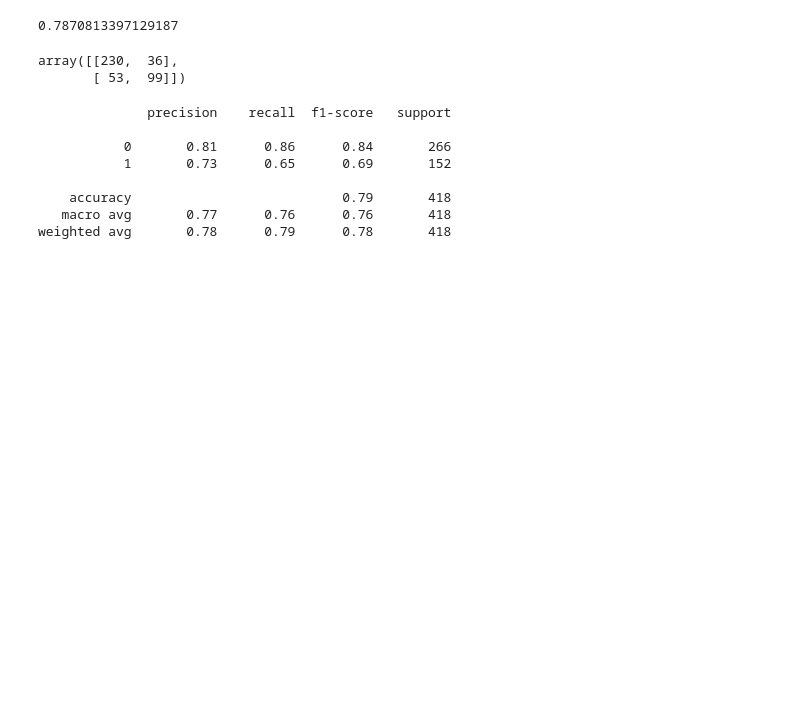
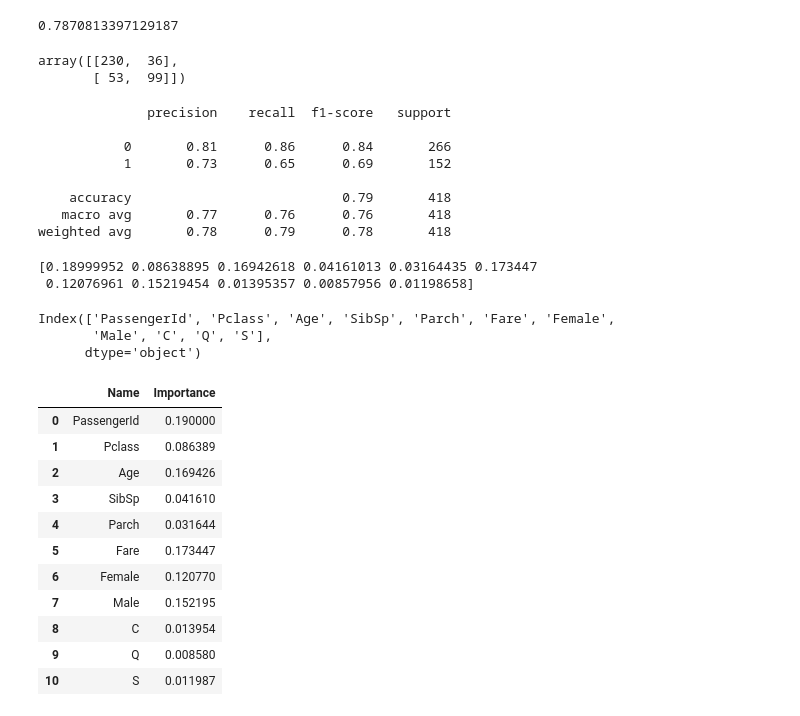
Before and after one commit to CassieCcL/Titanic_ML, a Jupyter notebook: Titanic_ML.ipynb, the cells around one changed output. Saved outputs shown, nothing was run; the diff lists cells and outputs as text; code cells hidden in the pictures; blank space fills up the shorter version.

```diff
--- a/Titanic_ML.ipynb
+++ b/Titanic_ML.ipynb
@@ -360,3 +360,30 @@ print(metrics.classification_report(y_test, y_predict))
 weighted avg       0.78      0.79      0.78       418
 # %%
 # feature importance
+importances = RFC.feature_importances_
+# %% [output]
+[0.18999952 0.08638895 0.16942618 0.04161013 0.03164435 0.173447
+ 0.12076961 0.15219454 0.01395357 0.00857956 0.01198658]
+# %%
+feature_names = new_train.drop("Survived", axis=1).columns
+feature_names
+# %% [output]
+Index(['PassengerId', 'Pclass', 'Age', 'SibSp', 'Parch', 'Fare', 'Female',
+       'Male', 'C', 'Q', 'S'],
+      dtype='object')
+# %%
+importance_df = pd.DataFrame(list(zip(feature_names, importances)), columns=["Name", "Importance"])
+importance_df
+# %% [output]
+|  | Name | Importance |
+| 0 | PassengerId | 0.190000 |
+| 1 | Pclass | 0.086389 |
+| 2 | Age | 0.169426 |
+| 3 | SibSp | 0.041610 |
+| 4 | Parch | 0.031644 |
+| 5 | Fare | 0.173447 |
+| 6 | Female | 0.120770 |
+| 7 | Male | 0.152195 |
+| 8 | C | 0.013954 |
+| 9 | Q | 0.008580 |
+| 10 | S | 0.011987 |
```
Also changed, not shown: parts of 9 cells of this notebook.
